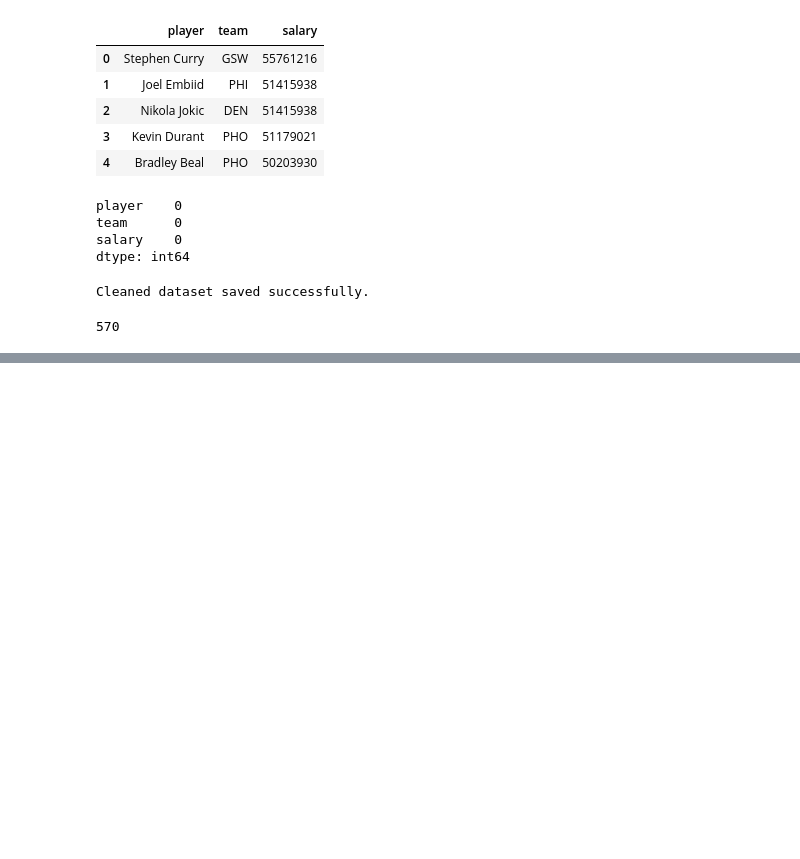
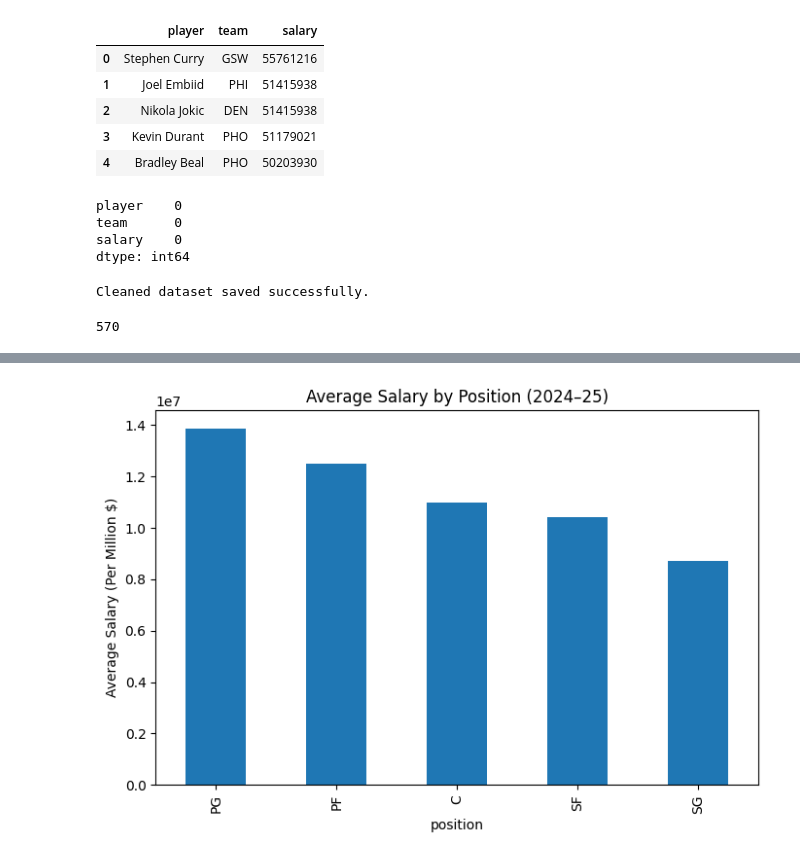
Before and after one commit to Hundo17/NBA_Contract_Value_Analysis, a Jupyter notebook: notebooks/Day2_Data_Cleaning.ipynb, the cells around one changed output, grey strips where cells are left out. Cells and saved outputs as stored; diff of their text form; code cells hidden in the pictures; blank space fills up the shorter version.

```diff
--- a/notebooks/Day2_Data_Cleaning.ipynb
+++ b/notebooks/Day2_Data_Cleaning.ipynb
@@ -406,0 +439,15 @@ display(df_value_analysis)
+# %%
+pos_summary = pd.read_sql(open("../sql/pva_averages.sql").read(), engine)
+
+pos_summary.plot(
+    x="position",
+    y="avg_salary",
+    kind="bar",
+    title="Average Salary by Position (2024–25)",
+    figsize=(8, 5),
+    legend=False
+)
+plt.ylabel("Average Salary (Per Million $)")
+plt.show()
+# %% [output]
+[figure, added]
```
Also changed, not shown: parts of 9 cells of this notebook, 6 other files.
